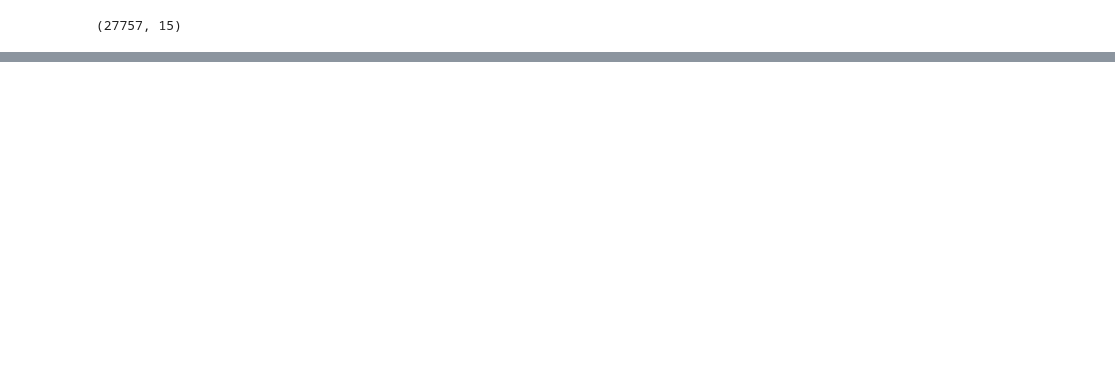
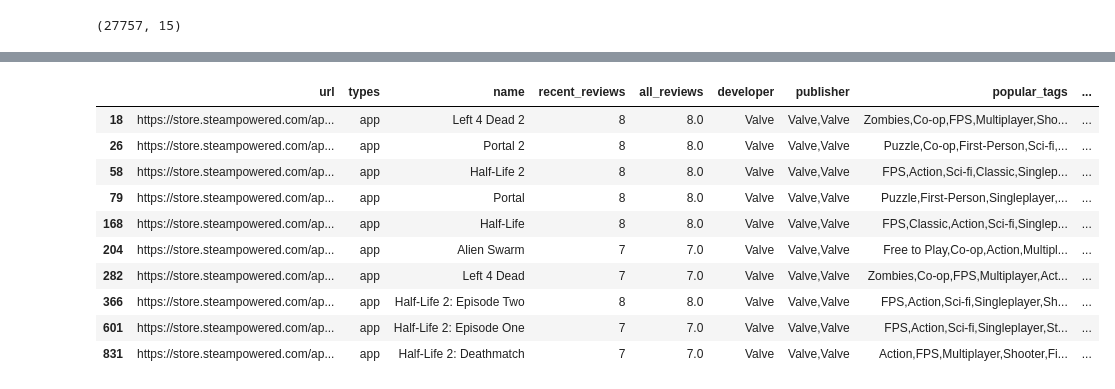
Before and after one commit to nicopaes/INF1032_RecomendaSteam, a Jupyter notebook: recomendadorSteam_plot.ipynb, the cells around one changed output, grey strips where cells are left out. Saved outputs shown, nothing was run; the diff lists cells and outputs as text; code cells hidden in the pictures; blank space fills up the shorter version.

Commit message:
examples 1 e 2

```diff
--- a/recomendadorSteam_plot.ipynb
+++ b/recomendadorSteam_plot.ipynb
@@ -158,7 +158,7 @@ def searchGames(pTag, pAllReviews = False, pLanguage = False, pDeveloper = False
     pDeveloper : str: optional
         Desenvolvedora desejada
     pPrice : str, optional
-        Preço mínimo desejado
+        Preço máximo desejado
     pPublisher : str: optional
         Publicadora desejada
     pGameDatails : str: optional
@@ -178,11 +178,11 @@ def searchGames(pTag, pAllReviews = False, pLanguage = False, pDeveloper = False
         #print
         dfResult = dfResult.loc[dfResult.all_reviews >= dictReviews[pAllReviews]]
     if pLanguage:
-        dfResult = dfResult.loc[df.languages.str.contains(pLanguage)]
+        dfResult = dfResult.loc[df.languages.str.contains(pLanguage, case = False)]
     if pDeveloper:
-        print("Filtrando developer")
+        dfResult = dfResult.loc[df.developer.str.contains(pDeveloper, case = False)]
     if pPrice:
-        print("Filtrando price")
+        dfResult = dfResult.loc[dfResult.discount_price <= pPrice]
     if pPublisher:
         print("Filtrando publisher")
     if pGameDetails:
@@ -208,0 +209,15 @@ dfResult.head(10)
+# %%
+dfExample2 = searchGames("Adventure", pAllReviews="Positive", pDeveloper="Valve", pPrice=10.0)
+dfExample2.head(10)
+# %% [output]
+|  | url | types | name | recent_reviews | all_reviews | developer | publisher | popular_tags | ... |
+| 18 | https://store.steampowered.com/ap... | app | Left 4 Dead 2 | 8 | 8.0 | Valve | Valve,Valve | Zombies,Co-op,FPS,Multiplayer,Sho... | ... |
+| 26 | https://store.steampowered.com/ap... | app | Portal 2 | 8 | 8.0 | Valve | Valve,Valve | Puzzle,Co-op,First-Person,Sci-fi,... | ... |
+| 58 | https://store.steampowered.com/ap... | app | Half-Life 2 | 8 | 8.0 | Valve | Valve,Valve | FPS,Action,Sci-fi,Classic,Singlep... | ... |
+| 79 | https://store.steampowered.com/ap... | app | Portal | 8 | 8.0 | Valve | Valve,Valve | Puzzle,First-Person,Singleplayer,... | ... |
+| 168 | https://store.steampowered.com/ap... | app | Half-Life | 8 | 8.0 | Valve | Valve,Valve | FPS,Classic,Action,Sci-fi,Singlep... | ... |
+| 204 | https://store.steampowered.com/ap... | app | Alien Swarm | 7 | 7.0 | Valve | Valve,Valve | Free to Play,Co-op,Action,Multipl... | ... |
+| 282 | https://store.steampowered.com/ap... | app | Left 4 Dead | 7 | 7.0 | Valve | Valve,Valve | Zombies,Co-op,FPS,Multiplayer,Act... | ... |
+| 366 | https://store.steampowered.com/ap... | app | Half-Life 2: Episode Two | 8 | 8.0 | Valve | Valve,Valve | FPS,Action,Sci-fi,Singleplayer,Sh... | ... |
+| 601 | https://store.steampowered.com/ap... | app | Half-Life 2: Episode One | 7 | 7.0 | Valve | Valve,Valve | FPS,Action,Sci-fi,Singleplayer,St... | ... |
+| 831 | https://store.steampowered.com/ap... | app | Half-Life 2: Deathmatch | 7 | 7.0 | Valve | Valve,Valve | Action,FPS,Multiplayer,Shooter,Fi... | ... |
```
Also changed, not shown: parts of 10 cells of this notebook.
